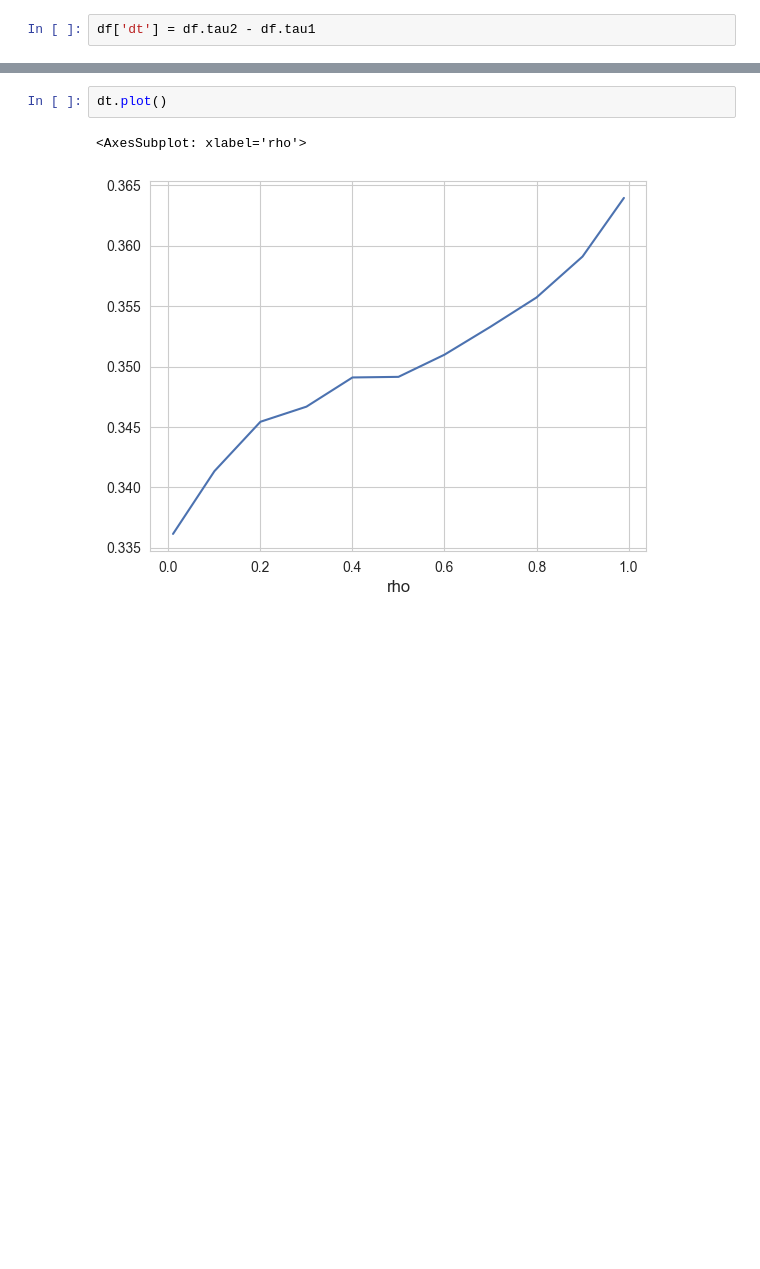
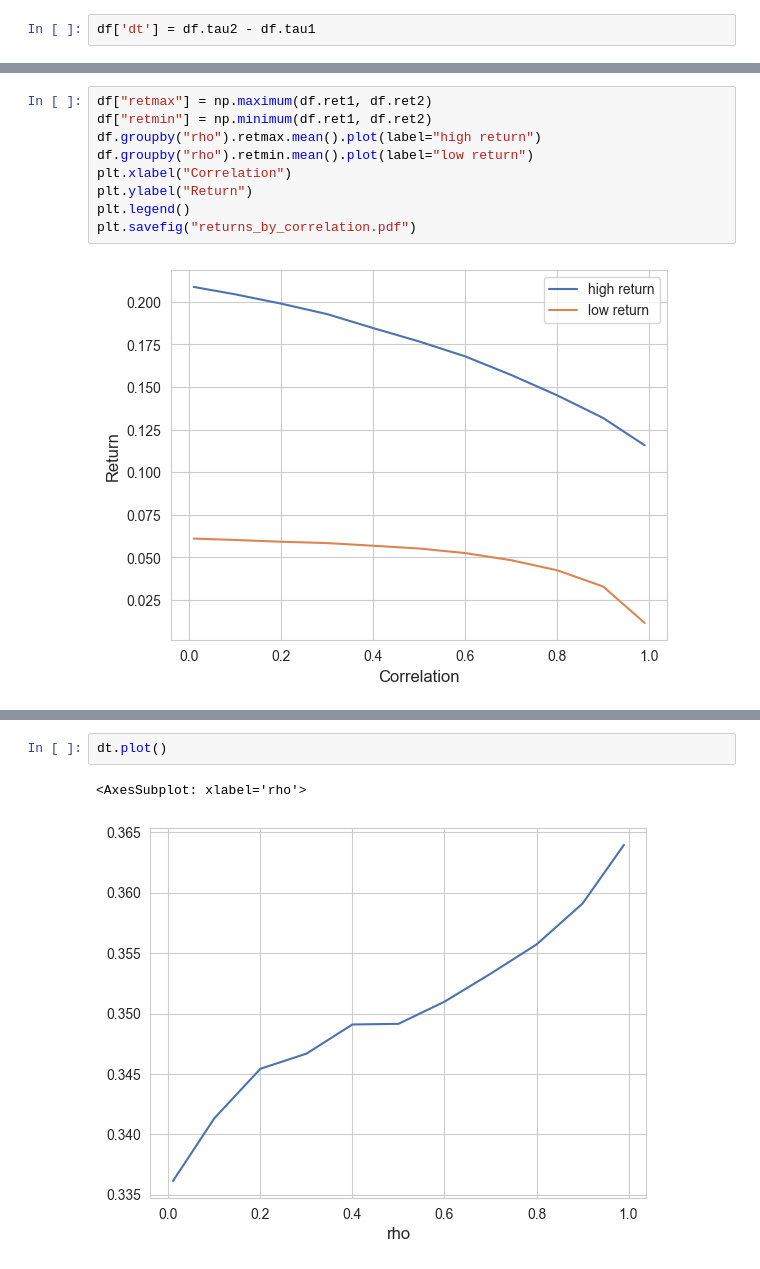
Before and after one commit to kerryback/2022-BCKX, a Jupyter notebook: code/5_figures.ipynb, the cells around one changed output, grey strips where cells are left out. Cells and saved outputs as stored; diff of their text form; blank space fills up the shorter version.

```diff
--- a/code/5_figures.ipynb
+++ b/code/5_figures.ipynb
@@ -765,0 +768,11 @@ df[df.P2_tau1 - df.P1_tau1>0].shape
+# %%
+df["retmax"] = np.maximum(df.ret1, df.ret2)
+df["retmin"] = np.minimum(df.ret1, df.ret2)
+df.groupby("rho").retmax.mean().plot(label="high return")
+df.groupby("rho").retmin.mean().plot(label="low return")
+plt.xlabel("Correlation")
+plt.ylabel("Return")
+plt.legend()
+plt.savefig("returns_by_correlation.pdf")
+# %% [output]
+[figure, added]
```
Also changed, not shown: parts of 8 cells of this notebook, 18 other files.
